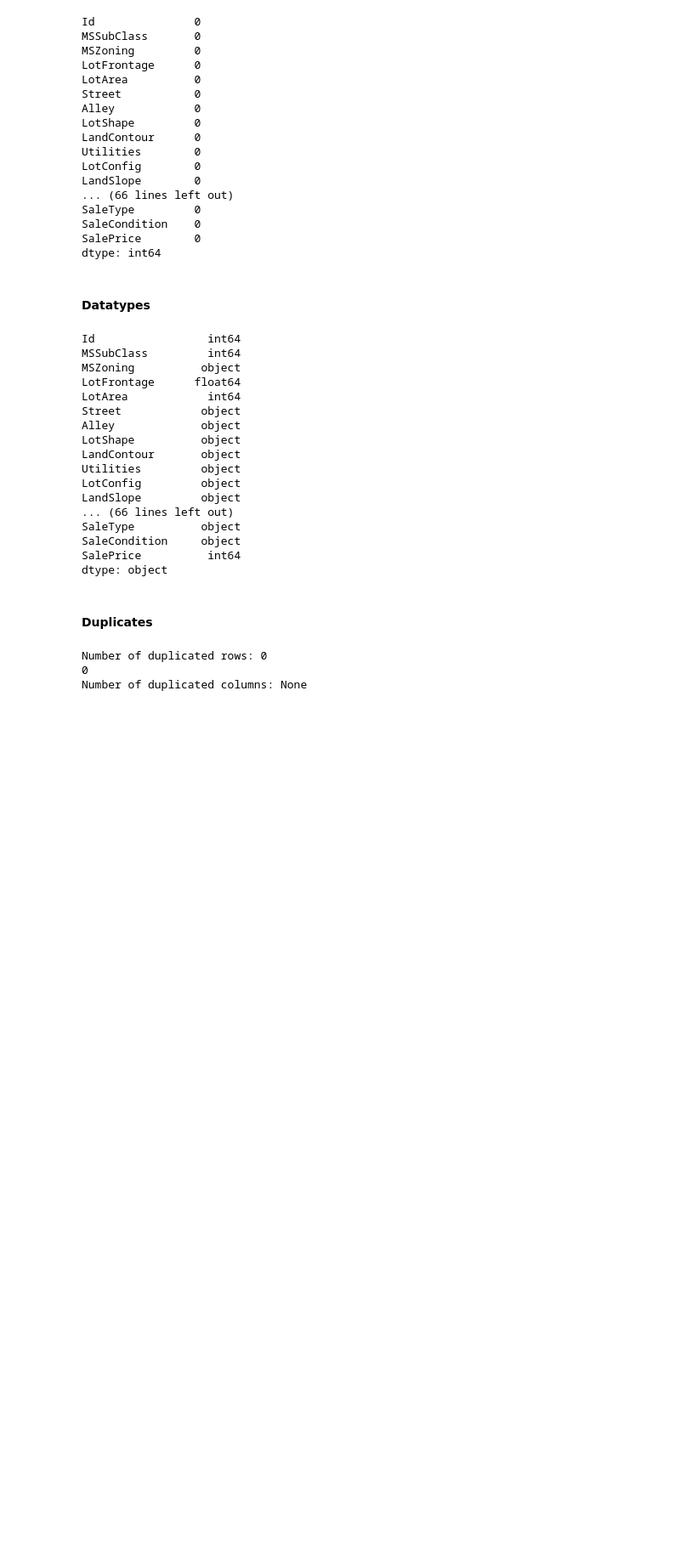
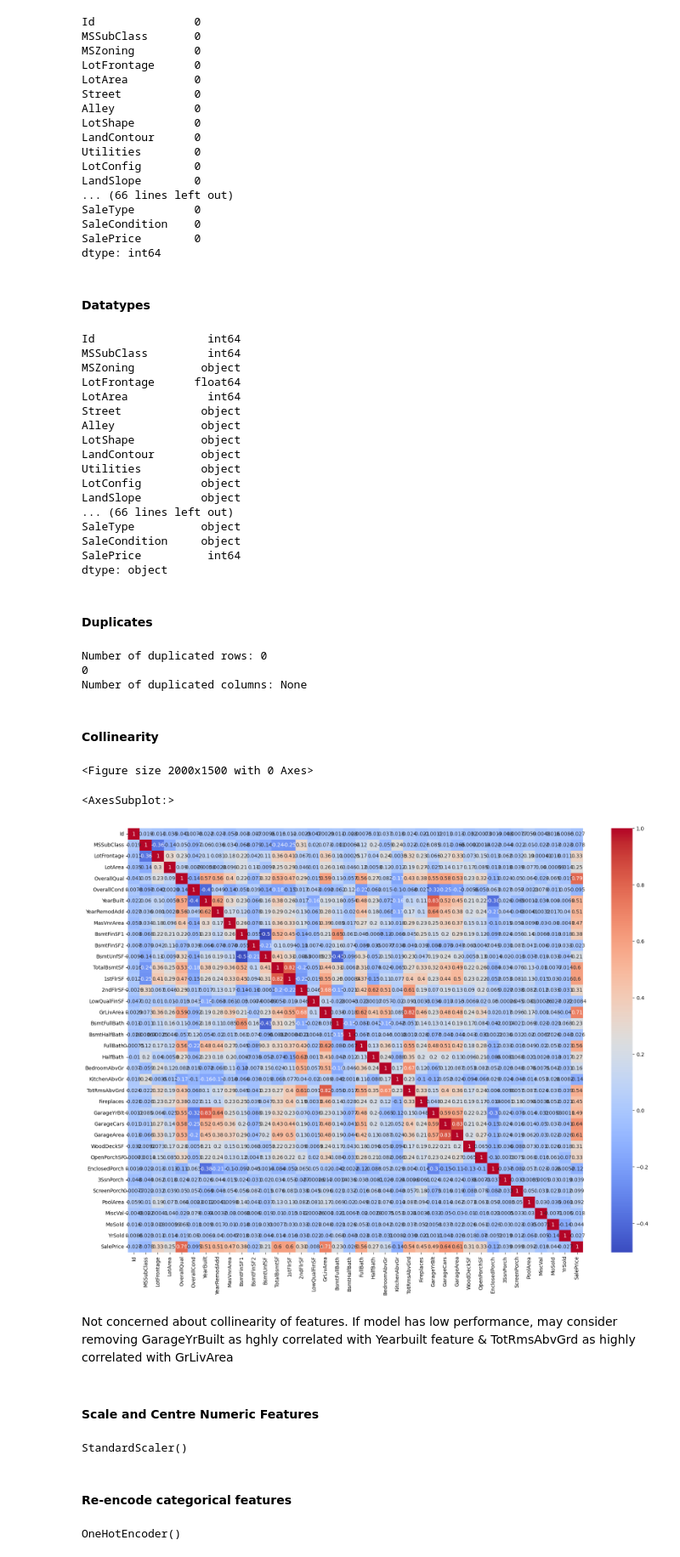
Before and after one commit to RDabire/kaggle_house_prices, a Jupyter notebook: notebooks/house_prices_regression_model.ipynb, the cells around one changed output. Shown at 85% size. Saved outputs shown, nothing was run; the diff lists cells and outputs as text; code cells hidden in the pictures; blank space fills up the shorter version.

Commit message:
feature transform done

```diff
--- a/notebooks/house_prices_regression_model.ipynb
+++ b/notebooks/house_prices_regression_model.ipynb
@@ -111,6 +113,8 @@ train_df_v2.fillna(value= 'N/A', inplace = True)
 
 # Check missing values
 train_df_v2.isna().sum()
+
+train_df_v2.reset_index(inplace=True, drop=True)
 # %% [output]
 Id               0
 MSSubClass       0
@@ -173,3 +178,49 @@ print(f"Number of duplicated columns: {print(train_df_v2.loc[:, duplicate_cols].
 Number of duplicated rows: 0
 0
 Number of duplicated columns: None
+# %% [markdown]
+#### Collinearity
+# %%
+corr_matrix = train_df_v2.corr()
+# %%
+plt.figure(figsize = (20,15))
+sns.heatmap(corr_matrix, annot=True, cmap='coolwarm')
+plt.show()
+# %% [output]
+<Figure size 2000x1500 with 0 Axes>
+<AxesSubplot:>
+[figure, added]
+# %% [markdown]
+Not concerned about collinearity of features. If model has low performance, may consider removing GarageYrBuilt as hghly correlated with Yearbuilt feature & TotRmsAbvGrd as highly correlated with GrLivArea
+# %% [markdown]
+#### Scale and Centre Numeric Features <br>
+# %%
+# create a StandardScaler object
+scaler = StandardScaler()
+
+# fit the scaler to the numerical features
+scaler.fit(train_df_v2[numeric_features])
+
+# transform the numerical features using the scaler
+train_df_v2[numeric_features] = scaler.transform(train_df_v2[numeric_features])
+# %% [output]
+StandardScaler()
+# %% [markdown]
+#### Re-encode categorical features
+# %%
+# create a OneHotEncoder object
+encoder = OneHotEncoder()
+
+# fit the encoder to the categorical features
+encoder.fit(train_df_v2[categorical_features])
+
+# transform the categorical features using the encoder
+encoded = encoder.transform(train_df_v2[categorical_features]).toarray()
+
+# create a new DataFrame with the encoded features
+encoded_df = pd.DataFrame(encoded, columns=encoder.get_feature_names_out(categorical_features))
+
+# concatenate the encoded features with the numerical features
+train_df_v3 = pd.concat([train_df_v2['Id'], train_df_v2[numeric_features],encoded_df], axis=1)
+# %% [output]
+OneHotEncoder()
```
Also changed, not shown: parts of 3 cells of this notebook.
